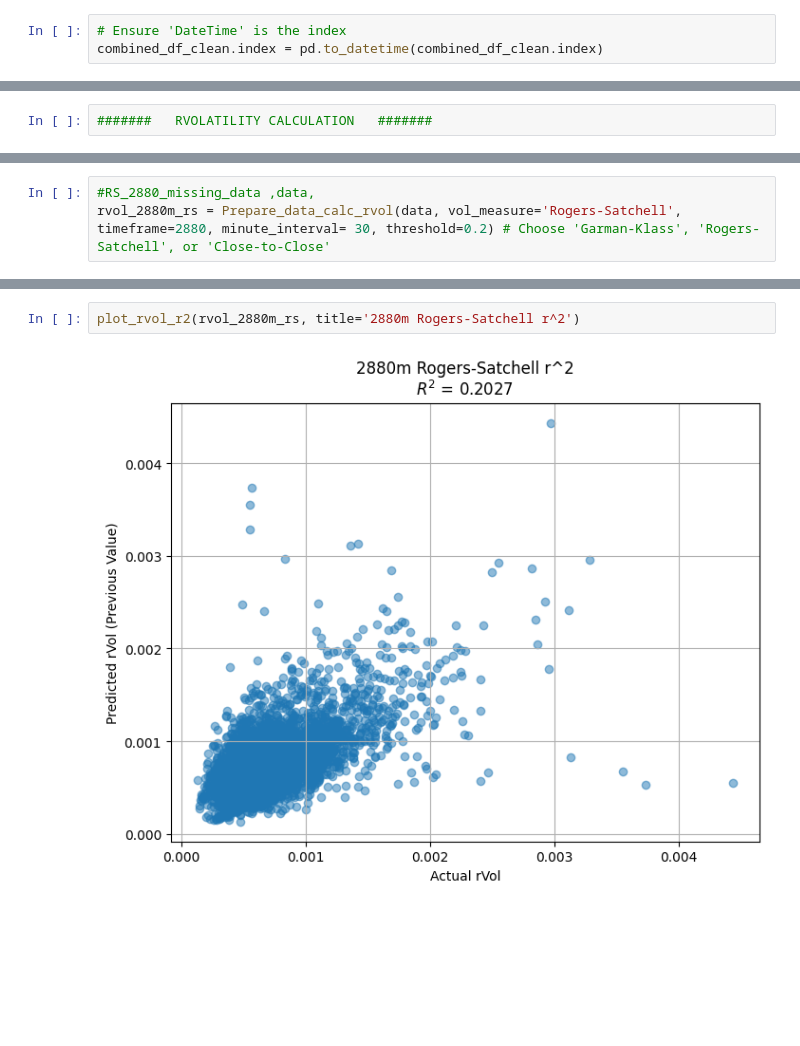
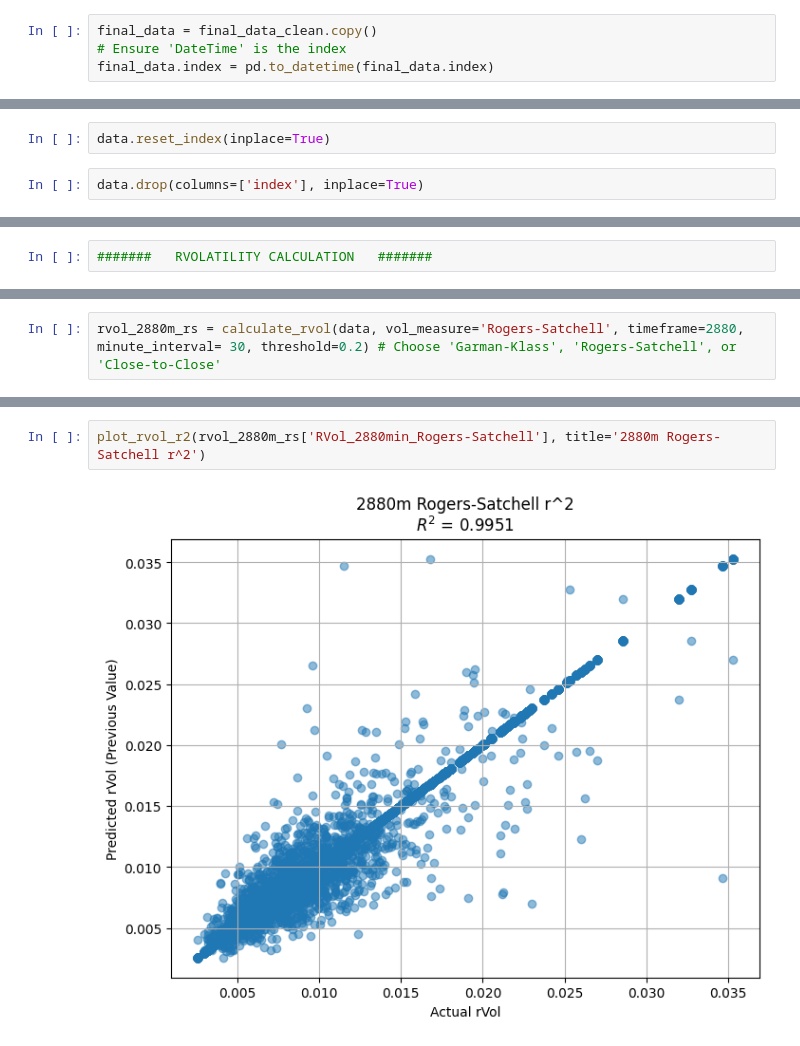
Before and after one commit to EstifanosShekour/Gamma-Capture-project-Lehigh-MFE, a Jupyter notebook: src/main.ipynb, the cells around one changed output, grey strips where cells are left out. Cells and saved outputs as stored; diff of their text form; blank space fills up the shorter version.

```diff
--- a/src/main.ipynb
+++ b/src/main.ipynb
@@ -452,4 +482,5 @@ KeyboardInterrupt:
 # %%
+final_data = final_data_clean.copy()
 # Ensure 'DateTime' is the index
-combined_df_clean.index = pd.to_datetime(combined_df_clean.index)
+final_data.index = pd.to_datetime(final_data.index)
 # %%
@@ -533,0 +565,4 @@ data
+# %%
+data.reset_index(inplace=True)
+# %%
+data.drop(columns=['index'], inplace=True)
@@ -728,4 +901,3 @@ plt.scatter(sample_720.index, sample_720.values, alpha=0.7)
 # %%
-#RS_2880_missing_data ,data,
-rvol_2880m_rs = Prepare_data_calc_rvol(data, vol_measure='Rogers-Satchell', timeframe=2880, minute_interval= 30, threshold=0.2) # Choose 'Garman-Klass', 'Rogers-Satchell', or 'Close-to-Close'
+rvol_2880m_rs = calculate_rvol(data, vol_measure='Rogers-Satchell', timeframe=2880, minute_interval= 30, threshold=0.2) # Choose 'Garman-Klass', 'Rogers-Satchell', or 'Close-to-Close'
 # %% [output]
@@ -854,4 +1080,4 @@ plot_rvol_histogram(RS_120m_rvol, title='rVol 120m (RS)', bins=100)
 # %%
-plot_rvol_r2(rvol_2880m_rs, title='2880m Rogers-Satchell r^2')
+plot_rvol_r2(rvol_2880m_rs['RVol_2880min_Rogers-Satchell'], title='2880m Rogers-Satchell r^2')
 # %% [output]
-[figure, old version]
+[figure, new version]
```
Also changed, not shown: parts of 48 cells of this notebook.
